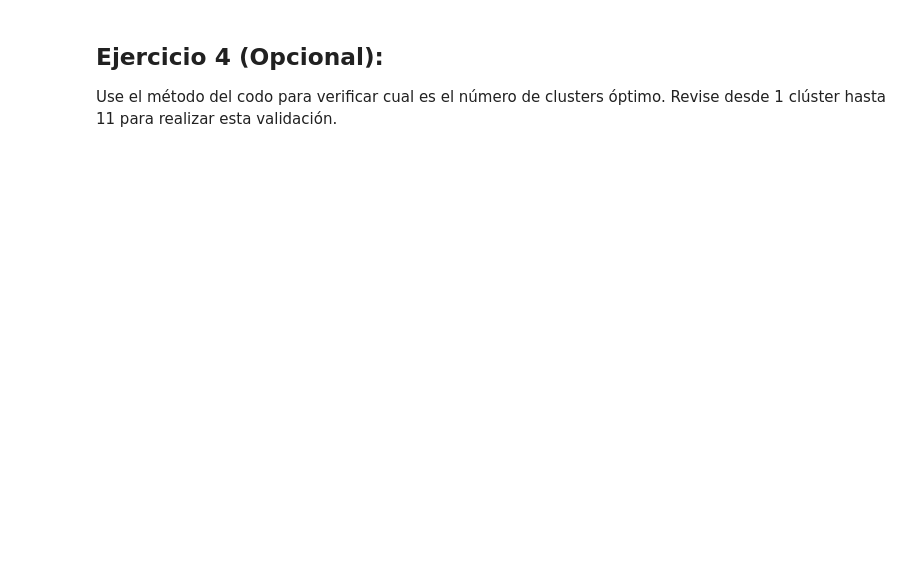
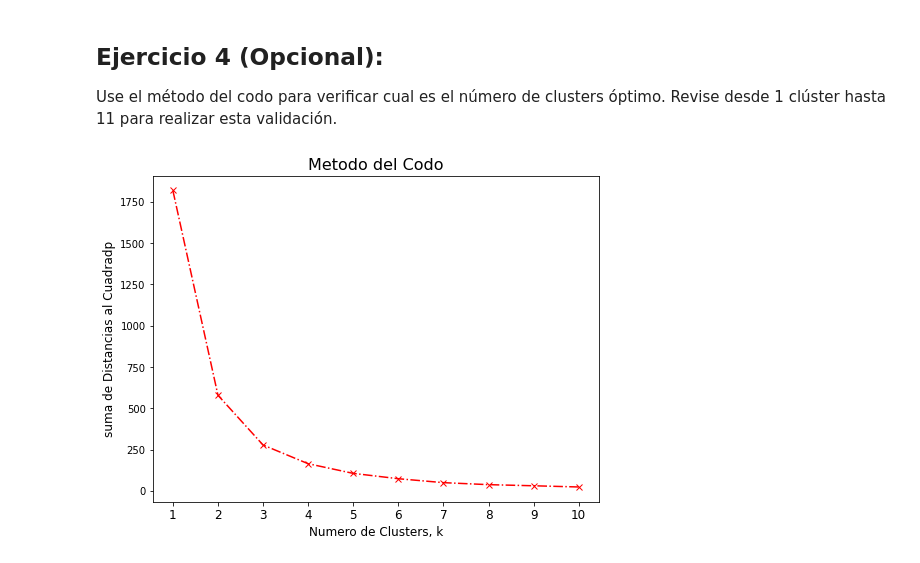
Before and after one commit to AngieCat26/MujeresDigitales, a Jupyter notebook: Taller_semana_7.ipynb, the cells around one changed output. Drawn from its saved outputs; the diff is of its cells as text; code cells hidden in the pictures; blank space fills up the shorter version.

```diff
--- a/Taller_semana_7.ipynb
+++ b/Taller_semana_7.ipynb
@@ -135,0 +111,18 @@ Use el método del codo para verificar cual es el número de clusters óptimo. R
+# %%
+# Escriba aquí su codigo
+sum_sq_d = []
+K = range(1, 11)
+for k in K:
+  km = KMeans(n_clusters = k)
+  km = km.fit(df_normalizado[['annual_inc', 'loan_amnt']])
+  sum_sq_d.append(km.inertia_)
+plt.figure(figsize=(8,6))
+plt.plot(K, sum_sq_d, 'rx-.')
+plt.xlabel('Numero de Clusters, k', fontsize=12)
+plt.xticks(range(1,11), fontsize=12)
+plt.ylabel('suma de Distancias al Cuadradp', fontsize=12)
+plt.xticks(fontsize=12)
+plt.title('Metodo del Codo', fontsize=16)
+plt.show()
+# %% [output]
+[figure, added]
```
Also changed, not shown: parts of 6 cells of this notebook.
